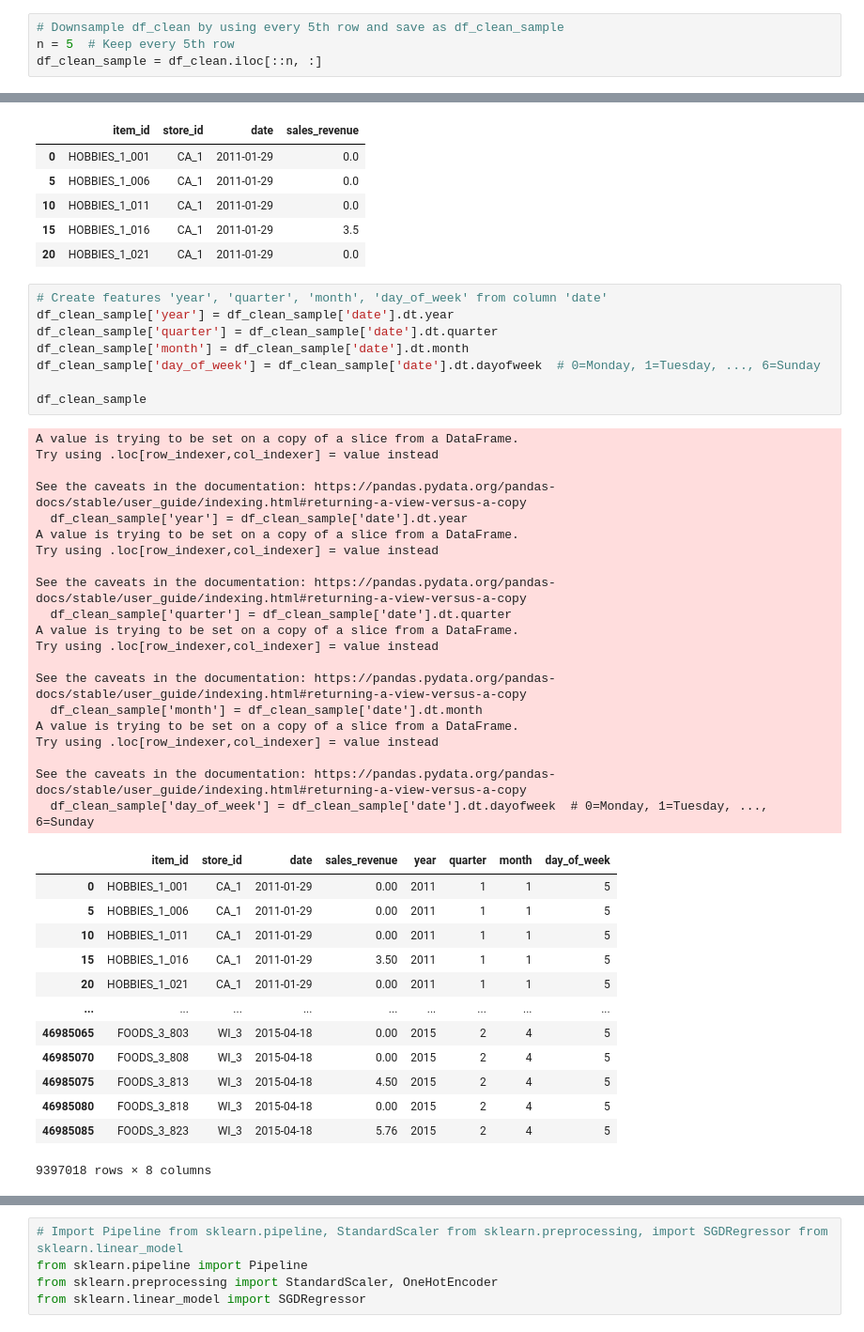
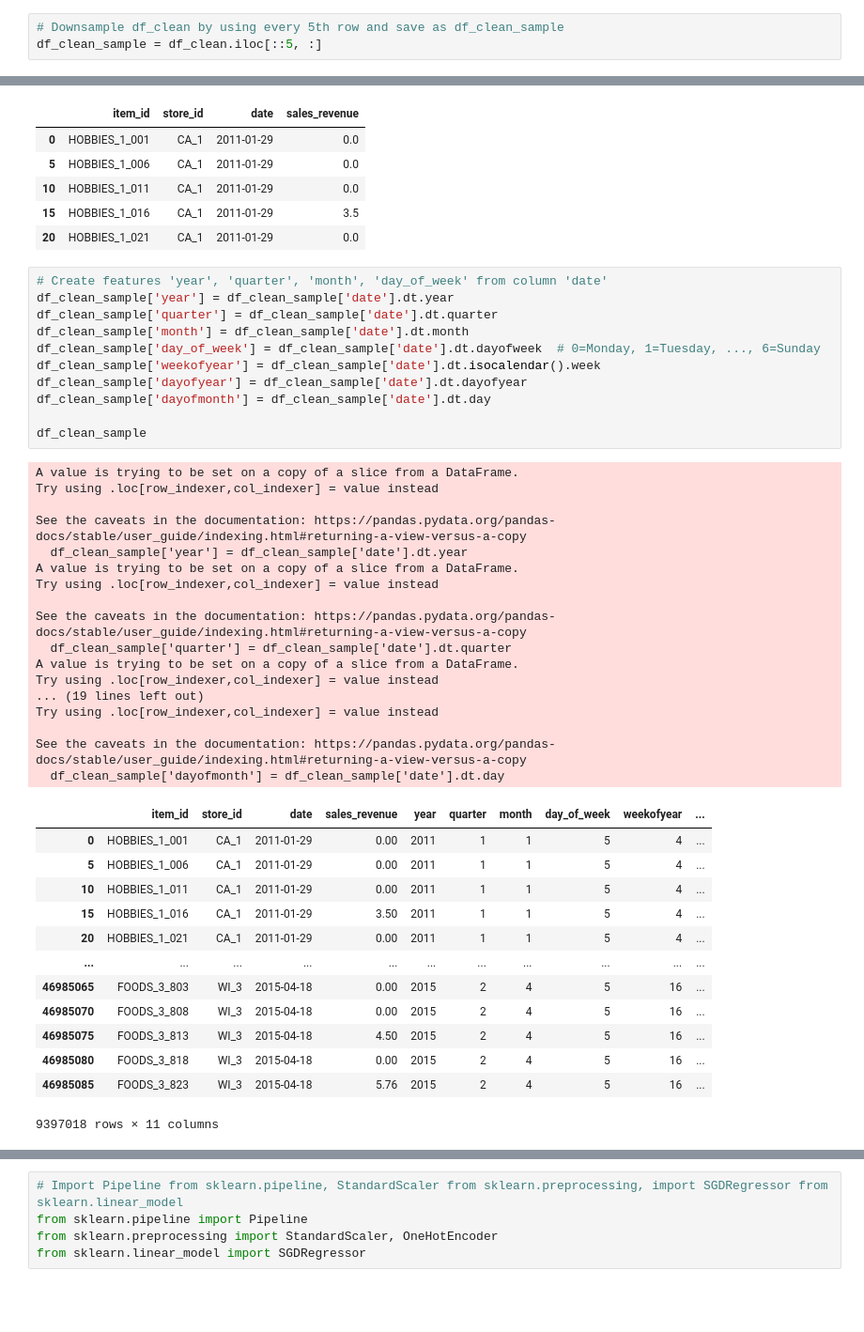
Before and after one commit to anhlevn149/Retailer-Sales-Prediction-and-Forecasting, a Jupyter notebook: notebooks/predicting.ipynb, the cells around one changed output, grey strips where cells are left out. Shown at 94% size. Saved outputs shown, nothing was run; the diff lists cells and outputs as text; blank space fills up the shorter version.

```diff
--- a/notebooks/data_preparation copy 2.ipynb
+++ b/notebooks/predicting.ipynb
@@ -180,8 +186,7 @@ df_clean.head()
 | 4 | HOBBIES_1_005 | CA_1 | 2011-01-29 | 0.0 |
 # %%
 # Downsample df_clean by using every 5th row and save as df_clean_sample
-n = 5  # Keep every 5th row
-df_clean_sample = df_clean.iloc[::n, :]
+df_clean_sample = df_clean.iloc[::5, :]
 # %%
 # Display df_clean_sample
 df_clean_sample
@@ -238,42 +244,42 @@ See the caveats in the documentation: https://pandas.pydata.org/pandas-docs/stab
 # %%
 # Create features 'year', 'quarter', 'month', 'day_of_week' from column 'date'
 df_clean_sample['year'] = df_clean_sample['date'].dt.year
 df_clean_sample['quarter'] = df_clean_sample['date'].dt.quarter
 df_clean_sample['month'] = df_clean_sample['date'].dt.month
 df_clean_sample['day_of_week'] = df_clean_sample['date'].dt.dayofweek  # 0=Monday, 1=Tuesday, ..., 6=Sunday
+df_clean_sample['weekofyear'] = df_clean_sample['date'].dt.isocalendar().week
+df_clean_sample['dayofyear'] = df_clean_sample['date'].dt.dayofyear
+df_clean_sample['dayofmonth'] = df_clean_sample['date'].dt.day
 
 df_clean_sample
 # %% [output]
 A value is trying to be set on a copy of a slice from a DataFrame.
 Try using .loc[row_indexer,col_indexer] = value instead
 
 See the caveats in the documentation: https://pandas.pydata.org/pandas-docs/stable/user_guide/indexing.html#returning-a-view-versus-a-copy
   df_clean_sample['year'] = df_clean_sample['date'].dt.year
 A value is trying to be set on a copy of a slice from a DataFrame.
 Try using .loc[row_indexer,col_indexer] = value instead
 
 See the caveats in the documentation: https://pandas.pydata.org/pandas-docs/stable/user_guide/indexing.html#returning-a-view-versus-a-copy
   df_clean_sample['quarter'] = df_clean_sample['date'].dt.quarter
 A value is trying to be set on a copy of a slice from a DataFrame.
 Try using .loc[row_indexer,col_indexer] = value instead
-
-See the caveats in the documentation: https://pandas.pydata.org/pandas-docs/stable/user_guide/indexing.html#returning-a-view-versus-a-copy
-  df_clean_sample['month'] = df_clean_sample['date'].dt.month
-A value is trying to be set on a copy of a slice from a DataFrame.
+... (19 lines left out)
 Try using .loc[row_indexer,col_indexer] = value instead
 
 See the caveats in the documentation: https://pandas.pydata.org/pandas-docs/stable/user_guide/indexing.html#returning-a-view-versus-a-copy
-  df_clean_sample['day_of_week'] = df_clean_sample['date'].dt.dayofweek  # 0=Monday, 1=Tuesday, ..., 6=Sunday
+  df_clean_sample['dayofmonth'] = df_clean_sample['date'].dt.day
-|  | item_id | store_id | date | sales_revenue | year | quarter | month | day_of_week |
-| 0 | HOBBIES_1_001 | CA_1 | 2011-01-29 | 0.00 | 2011 | 1 | 1 | 5 |
-| 5 | HOBBIES_1_006 | CA_1 | 2011-01-29 | 0.00 | 2011 | 1 | 1 | 5 |
-| 10 | HOBBIES_1_011 | CA_1 | 2011-01-29 | 0.00 | 2011 | 1 | 1 | 5 |
-| 15 | HOBBIES_1_016 | CA_1 | 2011-01-29 | 3.50 | 2011 | 1 | 1 | 5 |
-| 20 | HOBBIES_1_021 | CA_1 | 2011-01-29 | 0.00 | 2011 | 1 | 1 | 5 |
-| ... | ... | ... | ... | ... | ... | ... | ... | ... |
-| 46985065 | FOODS_3_803 | WI_3 | 2015-04-18 | 0.00 | 2015 | 2 | 4 | 5 |
-| 46985070 | FOODS_3_808 | WI_3 | 2015-04-18 | 0.00 | 2015 | 2 | 4 | 5 |
-| 46985075 | FOODS_3_813 | WI_3 | 2015-04-18 | 4.50 | 2015 | 2 | 4 | 5 |
-| 46985080 | FOODS_3_818 | WI_3 | 2015-04-18 | 0.00 | 2015 | 2 | 4 | 5 |
-| 46985085 | FOODS_3_823 | WI_3 | 2015-04-18 | 5.76 | 2015 | 2 | 4 | 5 |
+|  | item_id | store_id | date | sales_revenue | year | quarter | month | day_of_week | weekofyear | ... |
+| 0 | HOBBIES_1_001 | CA_1 | 2011-01-29 | 0.00 | 2011 | 1 | 1 | 5 | 4 | ... |
+| 5 | HOBBIES_1_006 | CA_1 | 2011-01-29 | 0.00 | 2011 | 1 | 1 | 5 | 4 | ... |
+| 10 | HOBBIES_1_011 | CA_1 | 2011-01-29 | 0.00 | 2011 | 1 | 1 | 5 | 4 | ... |
+| 15 | HOBBIES_1_016 | CA_1 | 2011-01-29 | 3.50 | 2011 | 1 | 1 | 5 | 4 | ... |
+| 20 | HOBBIES_1_021 | CA_1 | 2011-01-29 | 0.00 | 2011 | 1 | 1 | 5 | 4 | ... |
+| ... | ... | ... | ... | ... | ... | ... | ... | ... | ... | ... |
+| 46985065 | FOODS_3_803 | WI_3 | 2015-04-18 | 0.00 | 2015 | 2 | 4 | 5 | 16 | ... |
+| 46985070 | FOODS_3_808 | WI_3 | 2015-04-18 | 0.00 | 2015 | 2 | 4 | 5 | 16 | ... |
+| 46985075 | FOODS_3_813 | WI_3 | 2015-04-18 | 4.50 | 2015 | 2 | 4 | 5 | 16 | ... |
+| 46985080 | FOODS_3_818 | WI_3 | 2015-04-18 | 0.00 | 2015 | 2 | 4 | 5 | 16 | ... |
+| 46985085 | FOODS_3_823 | WI_3 | 2015-04-18 | 5.76 | 2015 | 2 | 4 | 5 | 16 | ... |
-9397018 rows × 8 columns
+9397018 rows × 11 columns
```
Also changed, not shown: parts of 30 cells of this notebook, 6 other files.
